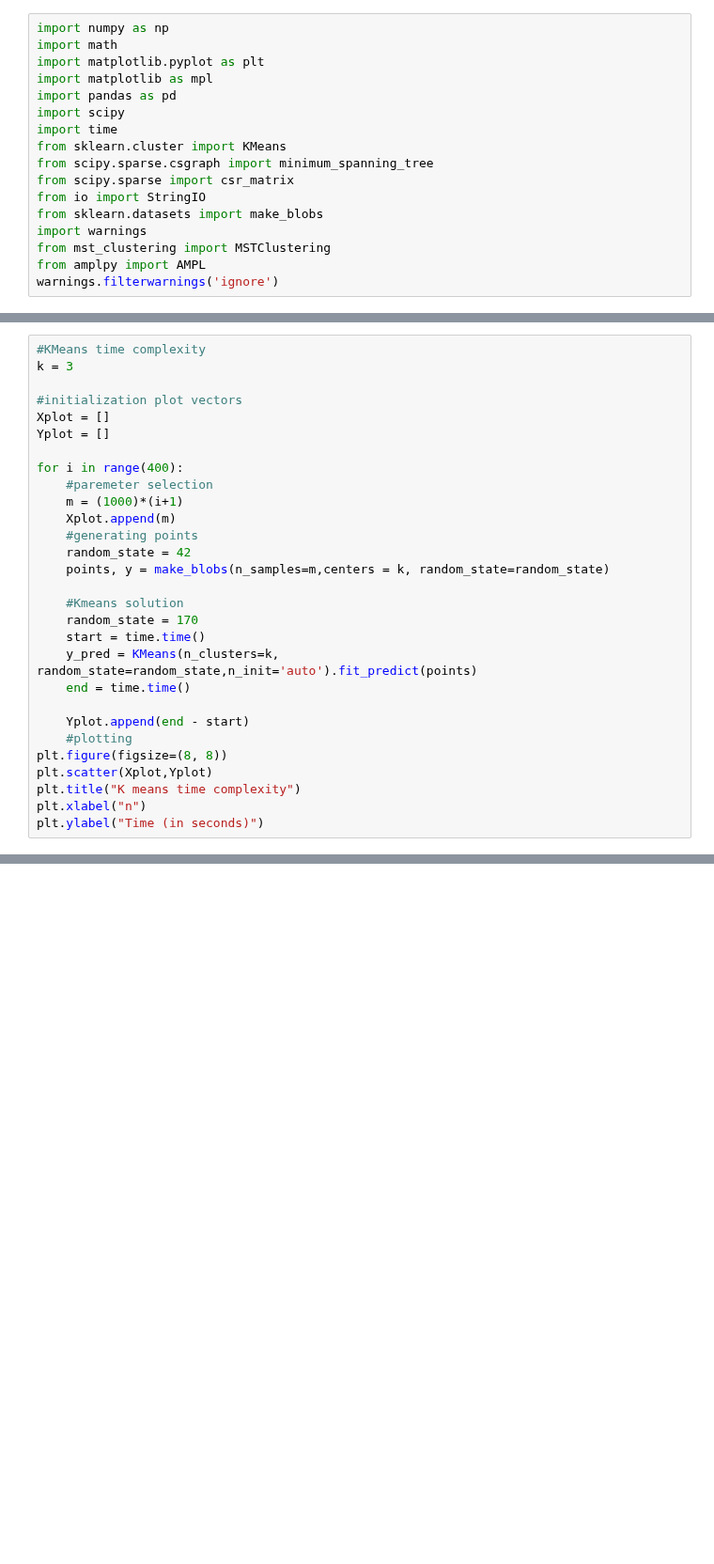
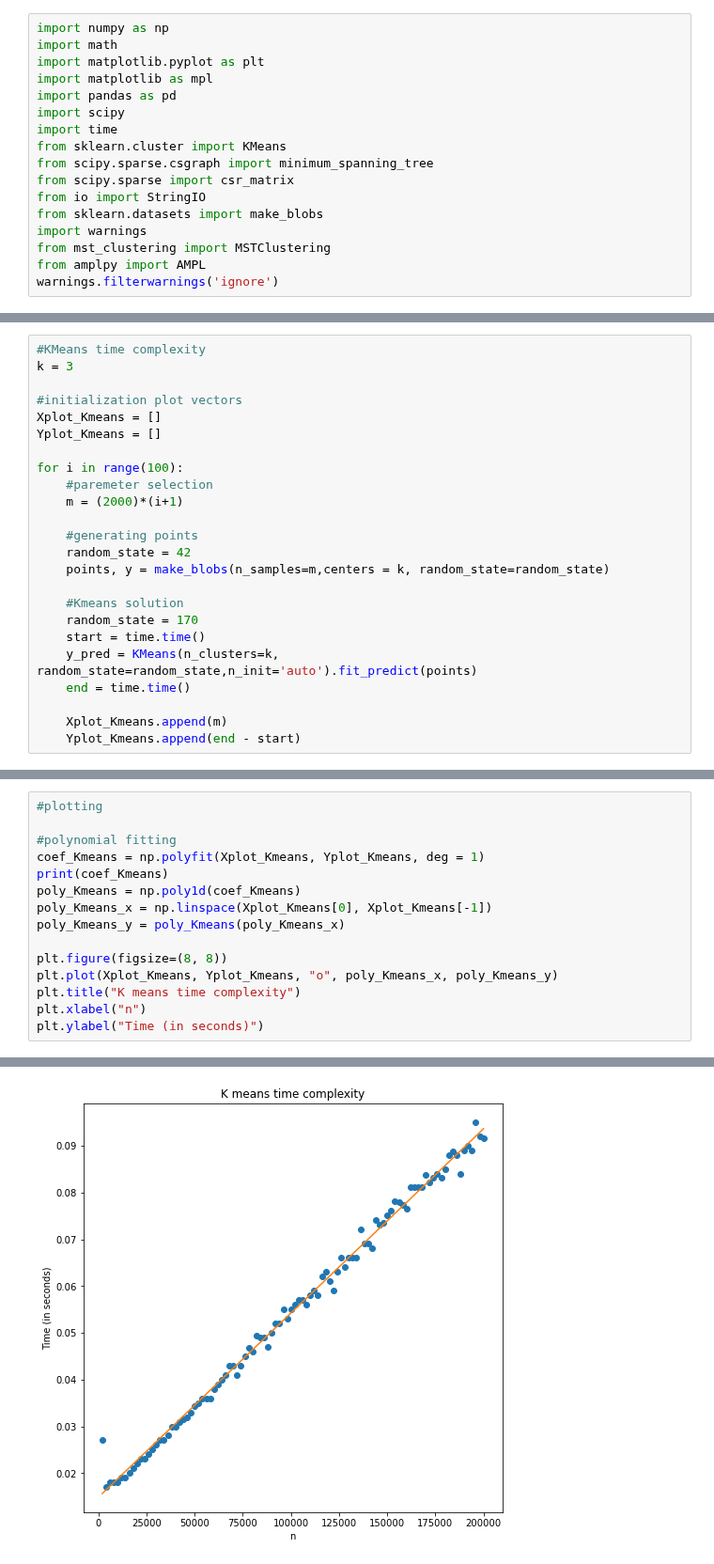
Before and after one commit to PolGonzalez/Kclusters, a Jupyter notebook: Time complexity.ipynb, the cells around one changed output, grey strips where cells are left out. Shown at 94% size. Drawn from its saved outputs; the diff is of its cells as text; blank space fills up the shorter version.

```diff
--- a/Time complexity.ipynb
+++ b/Time complexity.ipynb
@@ -95,13 +106,13 @@ Text(0, 0.5, 'Time (in seconds)')
 k = 3
 
 #initialization plot vectors
-Xplot = []
-Yplot = []
+Xplot_Kmeans = []
+Yplot_Kmeans = []
 
-for i in range(400):
+for i in range(100):
     #paremeter selection
-    m = (1000)*(i+1)
-    Xplot.append(m)
+    m = (2000)*(i+1)
+
     #generating points
     random_state = 42
     points, y = make_blobs(n_samples=m,centers = k, random_state=random_state)
@@ -112,10 +123,5 @@ for i in range(400):
     y_pred = KMeans(n_clusters=k, random_state=random_state,n_init='auto').fit_predict(points)
     end = time.time()
 
-    Yplot.append(end - start)
-    #plotting
-plt.figure(figsize=(8, 8))
-plt.scatter(Xplot,Yplot)
-plt.title("K means time complexity")
-plt.xlabel("n")
-plt.ylabel("Time (in seconds)")
+    Xplot_Kmeans.append(m)
+    Yplot_Kmeans.append(end - start)
@@ -124,0 +128,16 @@ Text(0, 0.5, 'Time (in seconds)')
+# %%
+#plotting
+
+#polynomial fitting
+coef_Kmeans = np.polyfit(Xplot_Kmeans, Yplot_Kmeans, deg = 1)
+print(coef_Kmeans)
+poly_Kmeans = np.poly1d(coef_Kmeans)
+poly_Kmeans_x = np.linspace(Xplot_Kmeans[0], Xplot_Kmeans[-1])
+poly_Kmeans_y = poly_Kmeans(poly_Kmeans_x)
+
+plt.figure(figsize=(8, 8))
+plt.plot(Xplot_Kmeans, Yplot_Kmeans, "o", poly_Kmeans_x, poly_Kmeans_y)
+plt.title("K means time complexity")
+plt.xlabel("n")
+plt.ylabel("Time (in seconds)")
+# %% [output]
@@ -125,3 +146,4 @@ Text(0, 0.5, 'Time (in seconds)')
+[figure, added]
 # %%
 #MST time complexity
 k = 3
```
Also changed, not shown: parts of 6 cells of this notebook, 1 other file.
